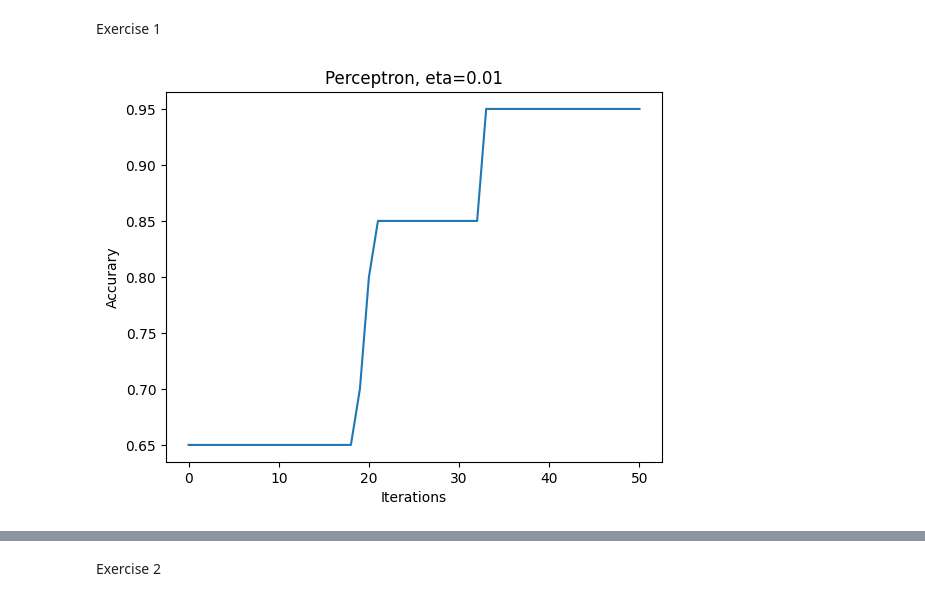
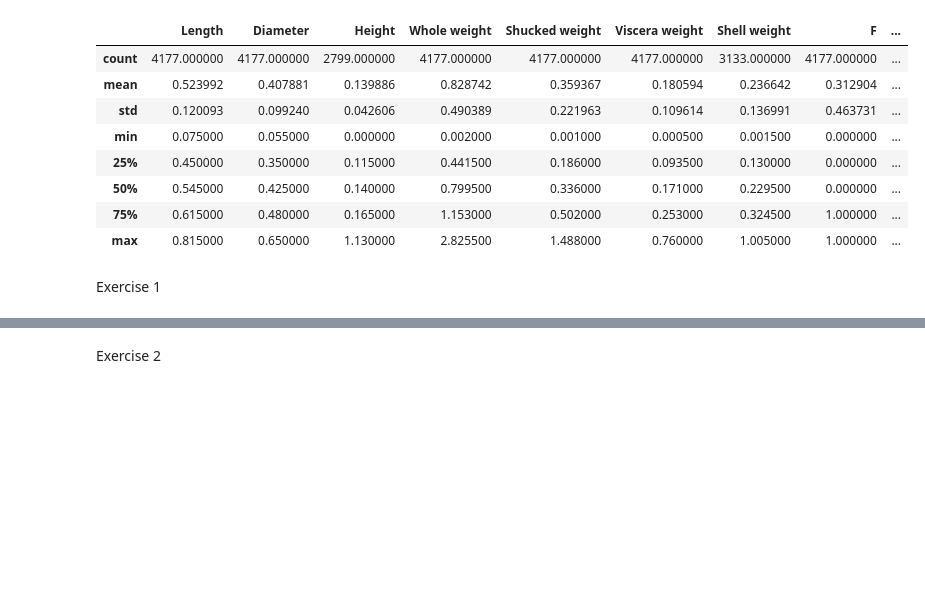
Before and after one commit to AdrZx/ADS2002-fyan0039, a Jupyter notebook: W6_Notebook.ipynb, the cells around one changed output, grey strips where cells are left out. Drawn from its saved outputs; the diff is of its cells as text; code cells hidden in the pictures; blank space fills up the shorter version.

```diff
--- a/W6_Notebook.ipynb
+++ b/W6_Notebook.ipynb
@@ -17,0 +20,5 @@ X_train, X_test, Y_train, Y_test = train_test_split(X, Y, test_size=0.2, random_
+# %%
+dummy = pd.get_dummies(abalone['Sex'])
+abalone = pd.concat([abalone, dummy], axis=1)
+abalone.drop(columns=['Sex'], inplace=True)
+abalone.head()
@@ -18,34 +32,21 @@ X_train, X_test, Y_train, Y_test = train_test_split(X, Y, test_size=0.2, random_
+# %%
+Xf = abalone.drop(columns=['Rings'])
+Yf = abalone[['Rings']]
+
+X = Xf.copy()
+X['Height'] = X['Height'].sample(frac=0.67)
+X['Shell weight'] = X['Shell weight'].sample(frac=0.75)
+
+X.describe()
+# %% [output]
+|  | Length | Diameter | Height | Whole weight | Shucked weight | Viscera weight | Shell weight | F | ... |
+| count | 4177.000000 | 4177.000000 | 2799.000000 | 4177.000000 | 4177.000000 | 4177.000000 | 3133.000000 | 4177.000000 | ... |
+| mean | 0.523992 | 0.407881 | 0.139886 | 0.828742 | 0.359367 | 0.180594 | 0.236642 | 0.312904 | ... |
+| std | 0.120093 | 0.099240 | 0.042606 | 0.490389 | 0.221963 | 0.109614 | 0.136991 | 0.463731 | ... |
+| min | 0.075000 | 0.055000 | 0.000000 | 0.002000 | 0.001000 | 0.000500 | 0.001500 | 0.000000 | ... |
+| 25% | 0.450000 | 0.350000 | 0.115000 | 0.441500 | 0.186000 | 0.093500 | 0.130000 | 0.000000 | ... |
+| 50% | 0.545000 | 0.425000 | 0.140000 | 0.799500 | 0.336000 | 0.171000 | 0.229500 | 0.000000 | ... |
+| 75% | 0.615000 | 0.480000 | 0.165000 | 1.153000 | 0.502000 | 0.253000 | 0.324500 | 1.000000 | ... |
+| max | 0.815000 | 0.650000 | 1.130000 | 2.825500 | 1.488000 | 0.760000 | 1.005000 | 1.000000 | ... |
 # %% [markdown]
 Exercise 1
-# %%
-import numpy as np
-from sklearn.metrics import accuracy_score
-
-# start with a random distribution of the weights
-wp = np.random.rand(3)
-eta = 0.01
-(l,m) = X_train.shape
-# calculate the predictions and accuracy of the model for the test set
-Y_pred = np.heaviside(wp[0]+X_test[:,0:2]@wp[1:], 1);
-acc = accuracy_score(Y_test, Y_pred)
-Acc = [acc]
-for n in range(50):
-    # take a random sample of a feature
-    samp = np.random.randint(0,l)
-    x = np.append([1],X_train[samp,0:2])
-    # calculate the model prediction for the training set
-    y_pred = np.heaviside(x@wp, 1.);
-    # use this to update the weights
-    wp = wp+eta*(Y_train[samp]-y_pred)*x
-    # calculate the predictions and accuracy of the model for the test set
-    Y_pred = np.heaviside(wp[0]+X_test[:,0:2]@wp[1:], 1);
-    acc = accuracy_score(Y_test, Y_pred)
-    Acc.append(acc)
-
-# plot the accuracy
-plt.plot(Acc);
-plt.xlabel('Iterations')
-plt.ylabel('Accurary')
-plt.title('Perceptron, eta=0.01');
-# %% [output]
-[figure, removed]
```
Also changed, not shown: parts of 25 cells of this notebook.
